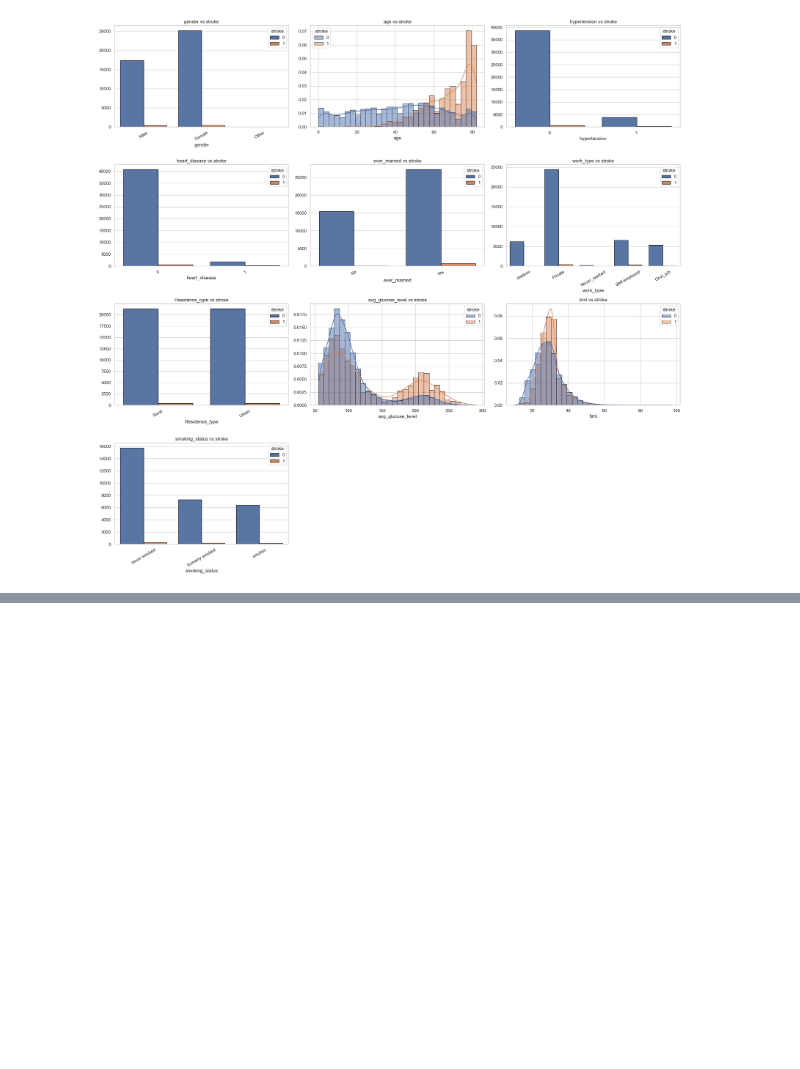
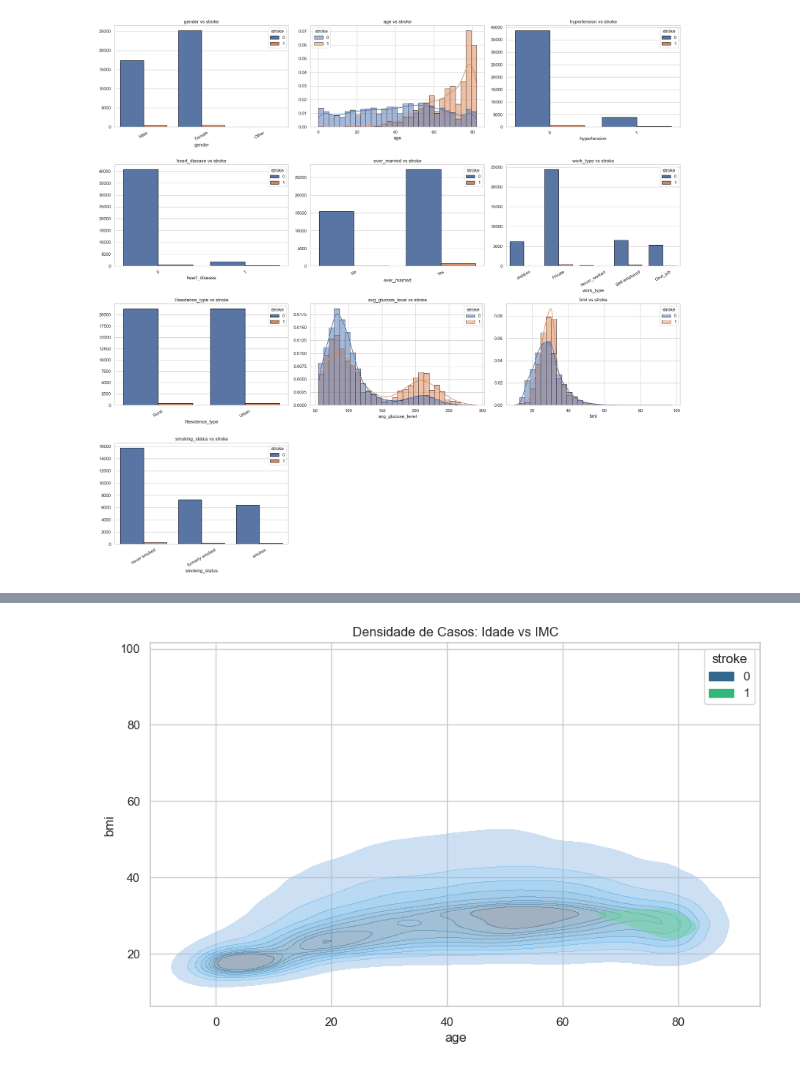
Before and after one commit to StefanieFranco/ML-Classification-Stroke, a Jupyter notebook: modelo_classificacao_stroke.ipynb, the cells around one changed output, grey strips where cells are left out. Cells and saved outputs as stored; diff of their text form; code cells hidden in the pictures; blank space fills up the shorter version.

```diff
--- a/modelo_classificacao_stroke.ipynb
+++ b/modelo_classificacao_stroke.ipynb
@@ -266,0 +279,8 @@ plt.show()
+# %%
+## KDE Plot Bivariado (Estilo "Mapa de Calor")
+plt.figure(figsize=(10, 6))
+sns.kdeplot(data=df, x='age', y='bmi', hue='stroke', fill=True, alpha=0.5, palette='viridis')
+plt.title('Densidade de Casos: Idade vs IMC')
+plt.show()
+# %% [output]
+[figure, added]
```
Also changed, not shown: parts of 2 cells of this notebook.
